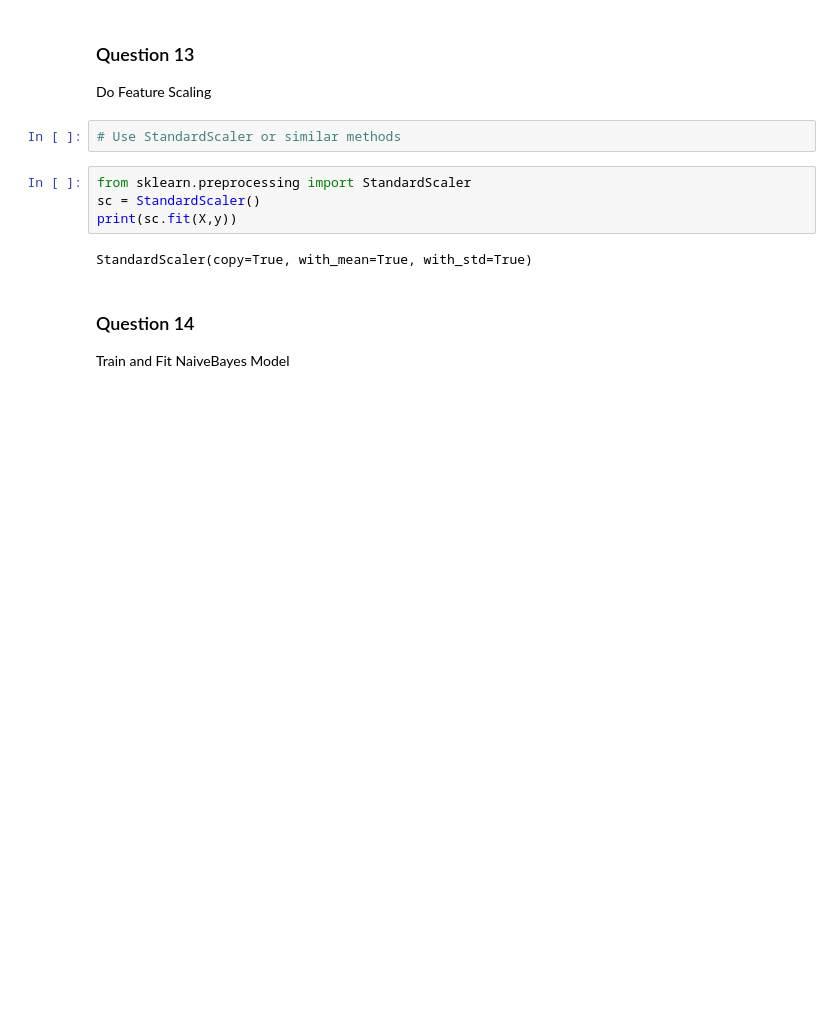
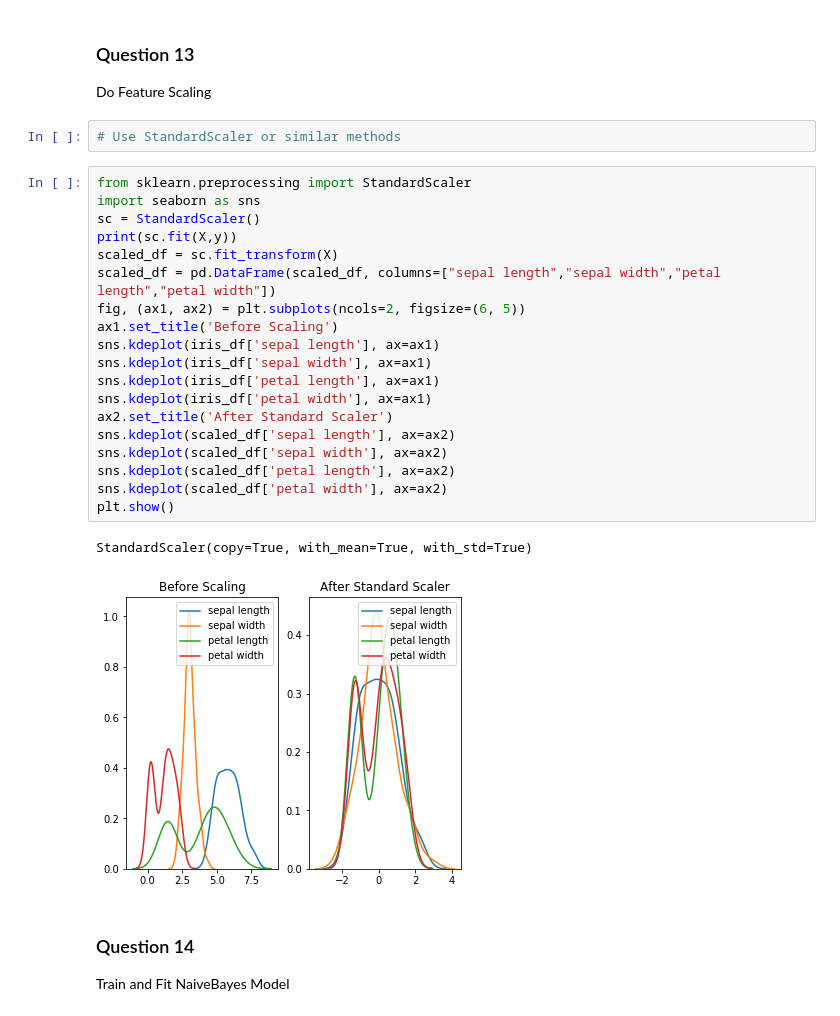
Before and after one commit to GreatLearningAIML1/bangalore-feb-batch-anshumankmr297, a Jupyter notebook: Ensemble Techniques Residency 3 External Lab/R3_External_Lab_kNN_Naive_Bayes.ipynb, the cells around one changed output. Saved outputs shown, nothing was run; the diff lists cells and outputs as text; blank space fills up the shorter version.

```diff
--- a/Ensemble Techniques Residency 3 External Lab/R3_External_Lab_kNN_Naive_Bayes.ipynb
+++ b/Ensemble Techniques Residency 3 External Lab/R3_External_Lab_kNN_Naive_Bayes.ipynb
@@ -342,12 +342,28 @@ X_train, X_test, y_train, y_test = train_test_split(X, y, test_size=test_size, r
 Do Feature Scaling
 # %%
 # Use StandardScaler or similar methods
-# %%
-from sklearn.preprocessing import StandardScaler
-sc = StandardScaler()
-print(sc.fit(X,y))
-# %% [output]
-StandardScaler(copy=True, with_mean=True, with_std=True)
+# %%
+from sklearn.preprocessing import StandardScaler
+import seaborn as sns
+sc = StandardScaler()
+print(sc.fit(X,y))
+scaled_df = sc.fit_transform(X)
+scaled_df = pd.DataFrame(scaled_df, columns=["sepal length","sepal width","petal length","petal width"])
+fig, (ax1, ax2) = plt.subplots(ncols=2, figsize=(6, 5))
+ax1.set_title('Before Scaling')
+sns.kdeplot(iris_df['sepal length'], ax=ax1)
+sns.kdeplot(iris_df['sepal width'], ax=ax1)
+sns.kdeplot(iris_df['petal length'], ax=ax1)
+sns.kdeplot(iris_df['petal width'], ax=ax1)
+ax2.set_title('After Standard Scaler')
+sns.kdeplot(scaled_df['sepal length'], ax=ax2)
+sns.kdeplot(scaled_df['sepal width'], ax=ax2)
+sns.kdeplot(scaled_df['petal length'], ax=ax2)
+sns.kdeplot(scaled_df['petal width'], ax=ax2)
+plt.show()
+# %% [output]
+StandardScaler(copy=True, with_mean=True, with_std=True)
+[figure, added]
 # %% [markdown]
 ### Question 14
 Train and Fit NaiveBayes Model
```
Also changed, not shown: parts of 2 cells of this notebook.
